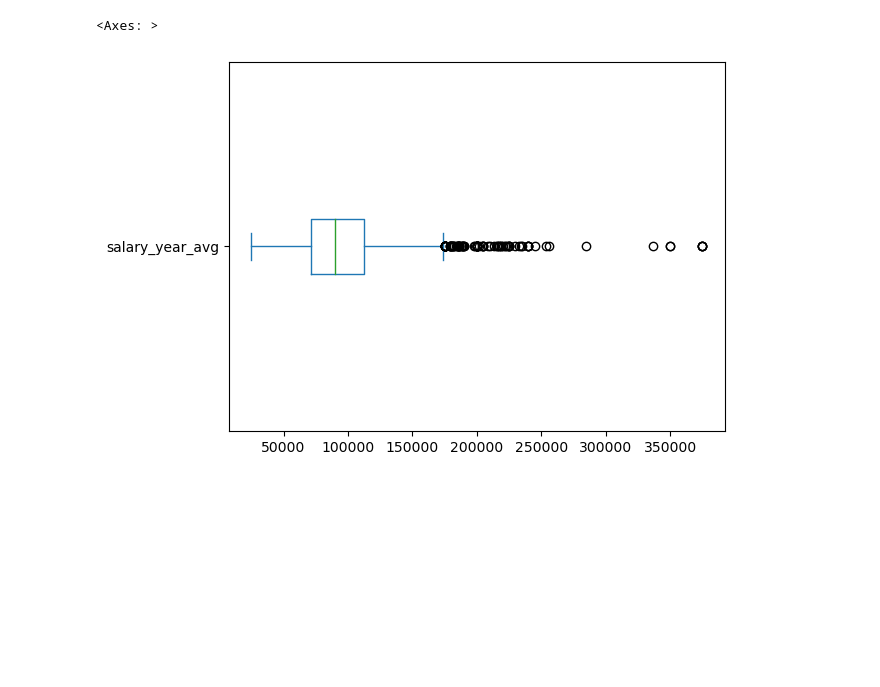
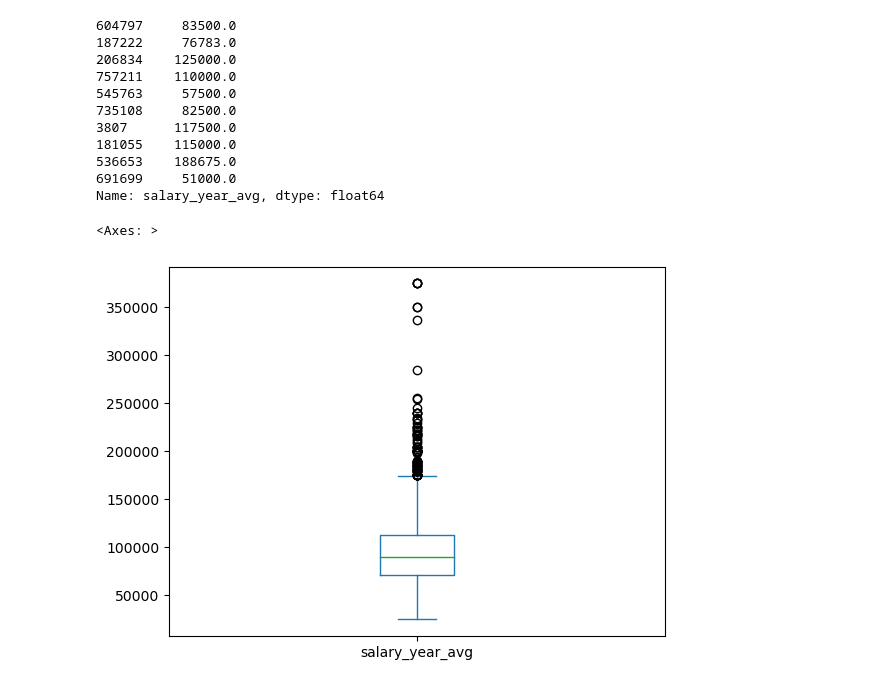
Before and after one commit to Cuishine/Python_Data_Project, a Jupyter notebook: 2_Advanced/18_Matplotlib_Boxplots.ipynb, the cells around one changed output. Cells and saved outputs as stored; diff of their text form; code cells hidden in the pictures; blank space fills up the shorter version.

```diff
--- a/2_Advanced/18_Matplotlib_Boxplots.ipynb
+++ b/2_Advanced/18_Matplotlib_Boxplots.ipynb
@@ -11,16 +11,27 @@ df = dataset['train'].to_pandas()
 
 # Data Cleanup
 df['job_posted_date'] = pd.to_datetime(df['job_posted_date'])
-df['job_skills'] =df['job_skills'].apply(lambda x: ast.literal_eval(x) if pd.notna(x) else x)
+df['job_skills'] = df['job_skills'].apply(lambda x: ast.literal_eval(x) if pd.notna(x) and pd.notnull(x) else x)
 # %%
-# Only get data analyst jobs in the US
 df_DA_US = df[(df['job_title_short'] == 'Data Analyst') & (df['job_country'] == 'United States')].copy()
 
 df_DA_US = df_DA_US.dropna(subset=['salary_year_avg'])
-
 df_DA_US['salary_year_avg'].sample(10)
-
-df_DA_US['salary_year_avg'].plot(kind='box', vert=False)
 # %% [output]
-<Axes: >
+604797     83500.0
+187222     76783.0
+206834    125000.0
+757211    110000.0
+545763     57500.0
+735108     82500.0
+3807      117500.0
+181055    115000.0
+536653    188675.0
+691699     51000.0
+Name: salary_year_avg, dtype: float64
-[figure, removed]
+# %%
+df_DA_US['salary_year_avg'].plot(kind='box')
+ax = plt.gca()
+# %% [output]
+<Axes: >
+[figure, added]
```
Also changed, not shown: parts of 7 cells of this notebook, 1 other file.
